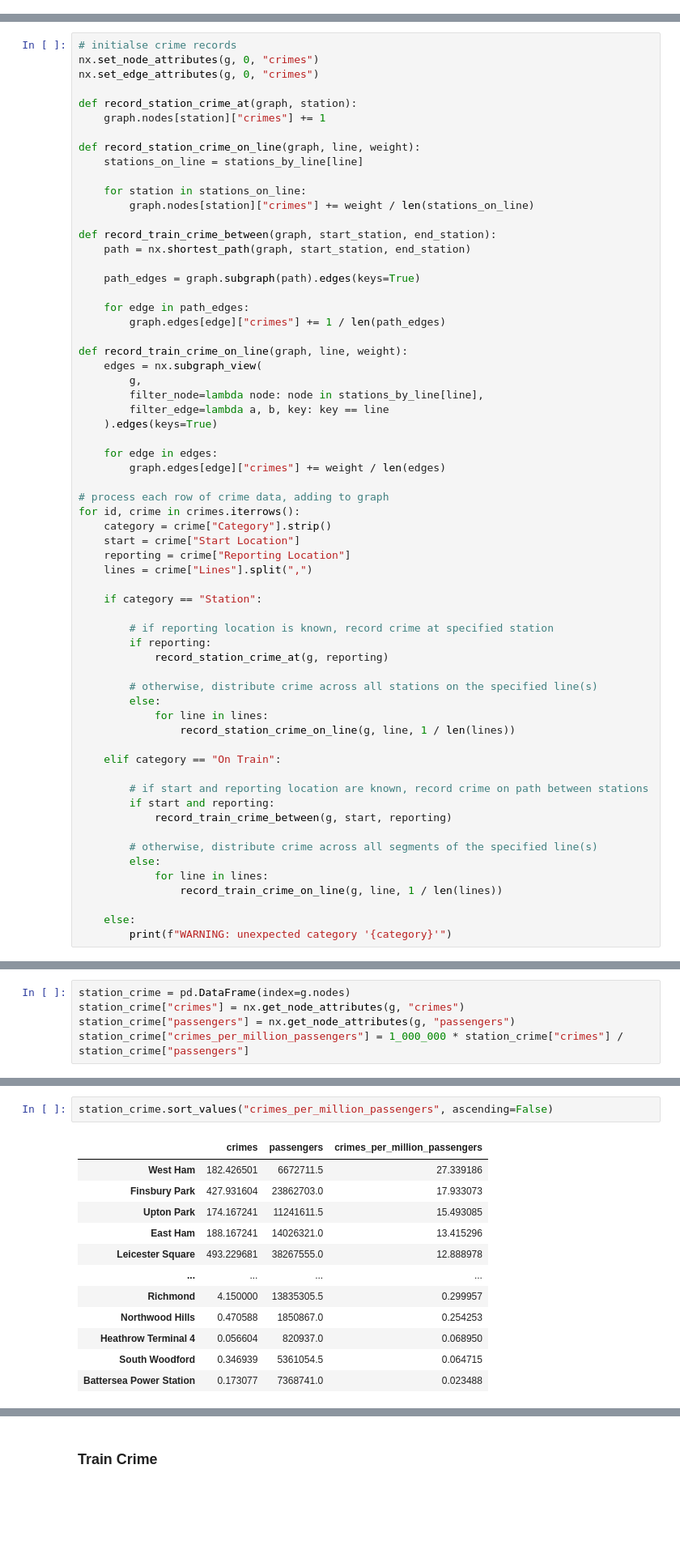
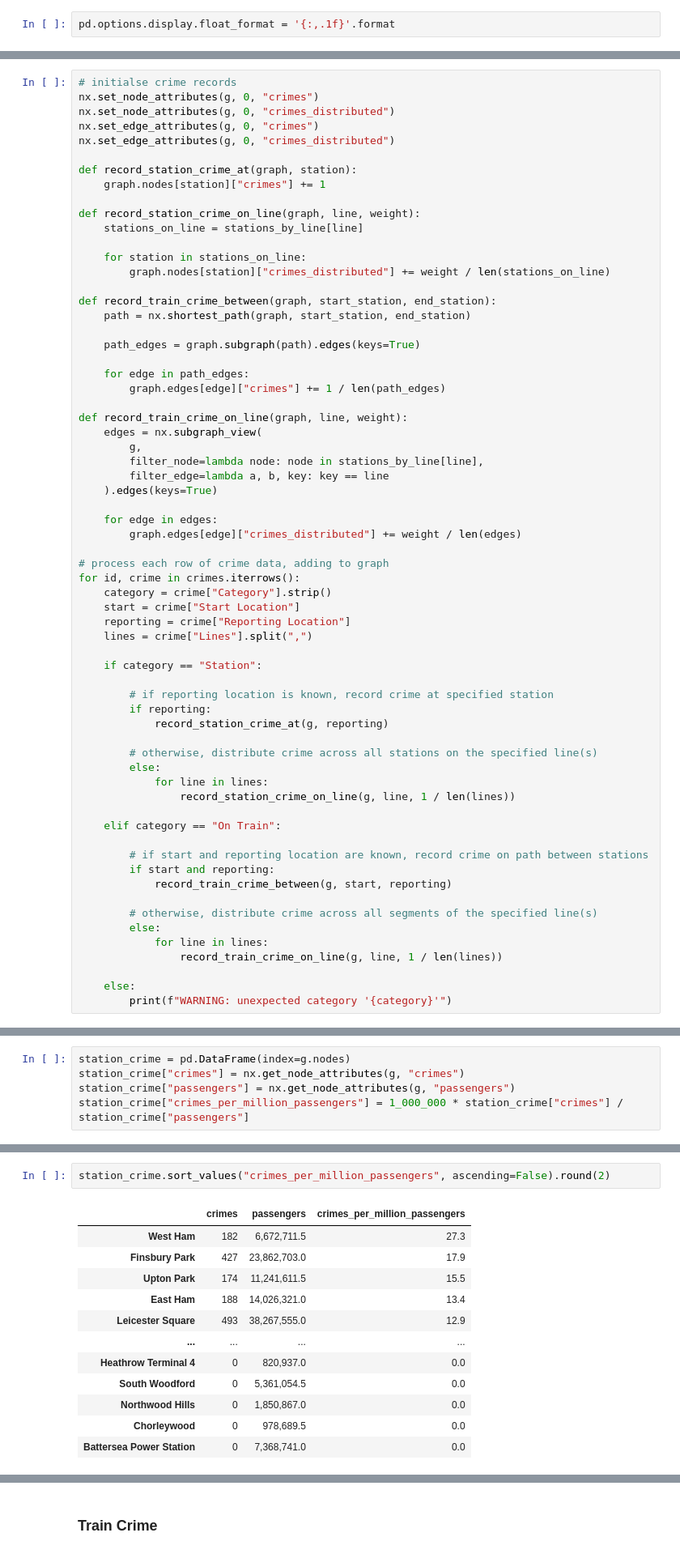
Before and after one commit to undevised/crime-on-the-underground, a Jupyter notebook: content/london-underground.ipynb, the cells around one changed output, grey strips where cells are left out. Shown at 81% size. Drawn from its saved outputs; the diff is of its cells as text; blank space fills up the shorter version.

```diff
--- a/content/london-underground.ipynb
+++ b/content/london-underground.ipynb
@@ -146,6 +146,8 @@ for station, row in stations.iterrows():
         stations_by_line[line].add(station)
 # %% [markdown]
 ## Graphing the Underground Network
+# %%
+pd.options.display.float_format = '{:,.1f}'.format
 # %%
 g = nx.MultiGraph()
 
@@ -197,7 +199,9 @@ crimes
 # %%
 # initialse crime records
 nx.set_node_attributes(g, 0, "crimes")
+nx.set_node_attributes(g, 0, "crimes_distributed")
 nx.set_edge_attributes(g, 0, "crimes")
+nx.set_edge_attributes(g, 0, "crimes_distributed")
 
 def record_station_crime_at(graph, station):
     graph.nodes[station]["crimes"] += 1
@@ -206,7 +210,7 @@ def record_station_crime_on_line(graph, line, weight):
     stations_on_line = stations_by_line[line]
 
     for station in stations_on_line:
-        graph.nodes[station]["crimes"] += weight / len(stations_on_line)
+        graph.nodes[station]["crimes_distributed"] += weight / len(stations_on_line)
 
 def record_train_crime_between(graph, start_station, end_station):
     path = nx.shortest_path(graph, start_station, end_station)
@@ -224,7 +228,7 @@ def record_train_crime_on_line(graph, line, weight):
     ).edges(keys=True)
 
     for edge in edges:
-        graph.edges[edge]["crimes"] += weight / len(edges)
+        graph.edges[edge]["crimes_distributed"] += weight / len(edges)
 
 # process each row of crime data, adding to graph
 for id, crime in crimes.iterrows():
@@ -336,19 +340,19 @@ station_crime.sort_values("crimes", ascending=False)
 271 rows × 3 columns
 # %%
-station_crime.sort_values("crimes_per_million_passengers", ascending=False)
+station_crime.sort_values("crimes_per_million_passengers", ascending=False).round(2)
 # %% [output]
 |  | crimes | passengers | crimes_per_million_passengers |
-| West Ham | 182.426501 | 6672711.5 | 27.339186 |
-| Finsbury Park | 427.931604 | 23862703.0 | 17.933073 |
-| Upton Park | 174.167241 | 11241611.5 | 15.493085 |
-| East Ham | 188.167241 | 14026321.0 | 13.415296 |
-| Leicester Square | 493.229681 | 38267555.0 | 12.888978 |
+| West Ham | 182 | 6,672,711.5 | 27.3 |
+| Finsbury Park | 427 | 23,862,703.0 | 17.9 |
+| Upton Park | 174 | 11,241,611.5 | 15.5 |
+| East Ham | 188 | 14,026,321.0 | 13.4 |
+| Leicester Square | 493 | 38,267,555.0 | 12.9 |
 | ... | ... | ... | ... |
-| Richmond | 4.150000 | 13835305.5 | 0.299957 |
-| Northwood Hills | 0.470588 | 1850867.0 | 0.254253 |
-| Heathrow Terminal 4 | 0.056604 | 820937.0 | 0.068950 |
-| South Woodford | 0.346939 | 5361054.5 | 0.064715 |
-| Battersea Power Station | 0.173077 | 7368741.0 | 0.023488 |
+| Heathrow Terminal 4 | 0 | 820,937.0 | 0.0 |
+| South Woodford | 0 | 5,361,054.5 | 0.0 |
+| Northwood Hills | 0 | 1,850,867.0 | 0.0 |
+| Chorleywood | 0 | 978,689.5 | 0.0 |
+| Battersea Power Station | 0 | 7,368,741.0 | 0.0 |
 271 rows × 3 columns
 # %% [markdown]
 ### Train Crime
```
Also changed, not shown: parts of 7 cells of this notebook, 1 other file.
